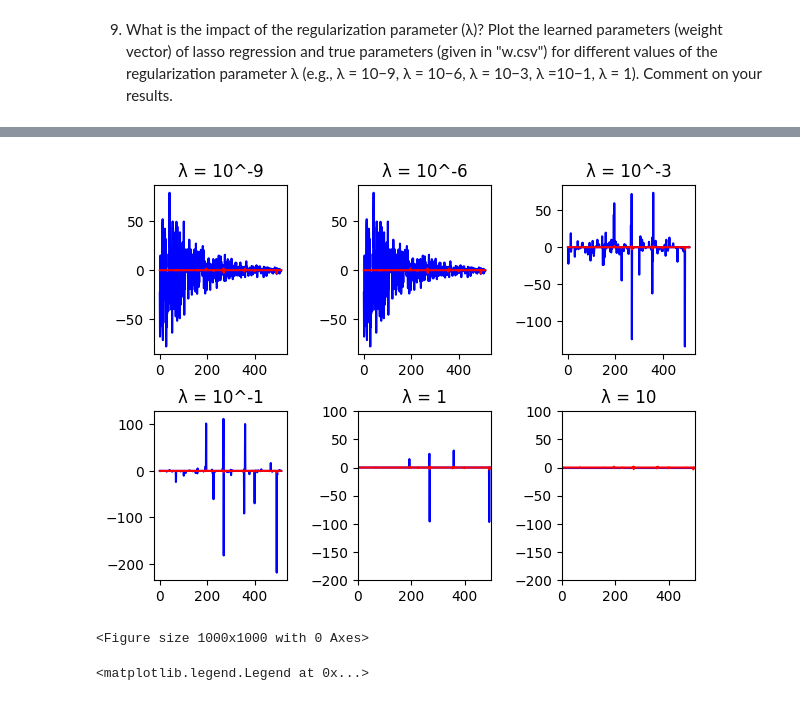
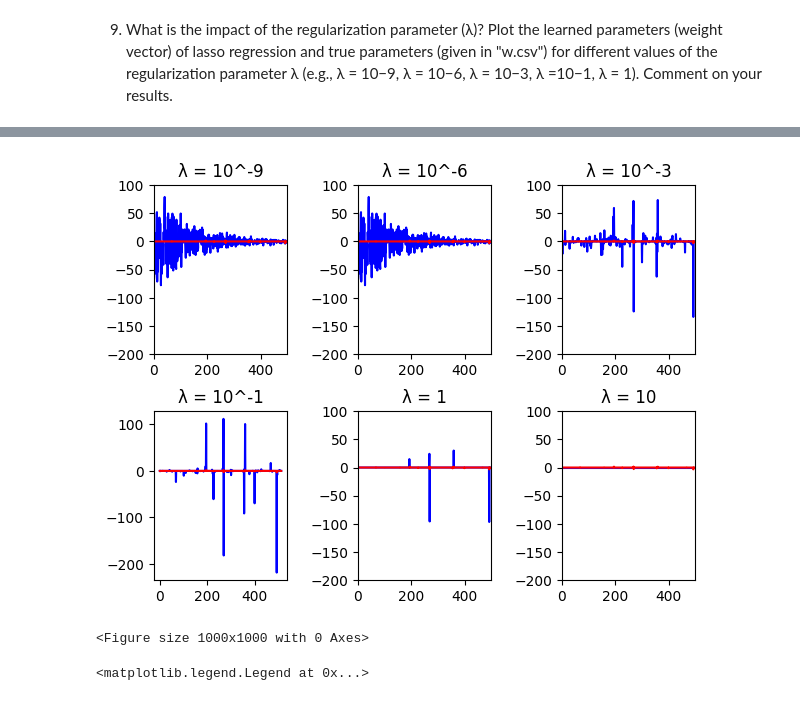
Before and after one commit to kumudu12/EN5870, a Jupyter notebook: Assignment_01_on_Linear_Regression.ipynb, the cells around one changed output, grey strips where cells are left out. Cells and saved outputs as stored; diff of their text form; code cells hidden in the pictures.

```diff
--- a/Assignment_01_on_Linear_Regression.ipynb
+++ b/Assignment_01_on_Linear_Regression.ipynb
@@ -122,6 +122,15 @@ plt.legend()
 4.  Perform ridge regression to learn parameters (weight vector) for the given data set (Here, set regularization parameter λ = 0.1).
 # %%
 from sklearn.linear_model import Ridge
+df_y = pd.read_csv('./y.csv')
+df_y = df_y.values.reshape(-1)
+df_X_train = df_X[:-20]
+df_X_test = df_X[-20:]
+df_y_train = df_y[:-20]
+df_y_test = df_y[-20:]
+print(df_X_train.shape, df_y_train.shape)
+print(df_X_test.shape, df_y_test.shape)
+
 ridge_reg = Ridge(alpha=0.1)
 ridge_reg.fit(df_X_train, df_y_train)
 y_pred_rr= ridge_reg.predict(df_X_test)
@@ -380,39 +368,46 @@ print(lr6)
 # %%
+#plot true parameters and learned parameters for different λvalues
 figure, axis = plt.subplots(2, 3)
 plt.figure(figsize =(10, 10))
 figure.tight_layout(pad=2) #add padding between graphs
 
-axis[0, 0].plot(lr1, color = 'blue')
-axis[0, 0].plot(df_w, color = 'red')
+axis[0, 0].plot(lr1, color = 'blue') #plot learned parameters
+axis[0, 0].plot(df_w, color = 'red') #plot true parameters
 axis[0, 0].set_title("λ = 10^-9")
+axis[0, 0].set_xlim(0, 500) #plot each graph in same scale
+axis[0, 0].set_ylim(-200, 100)
 
 axis[0, 1].plot(lr2, color = 'blue')
 axis[0, 1].plot(df_w, color = 'red')
 axis[0, 1].set_title("λ = 10^-6")
+axis[0, 1].set_xlim(0, 500)
+axis[0, 1].set_ylim(-200, 100)
 
 axis[0, 2].plot(lr3, color = 'blue')
 axis[0, 2].plot(df_w, color = 'red')
 axis[0, 2].set_title("λ = 10^-3")
+axis[0, 2].set_xlim(0, 500)
+axis[0, 2].set_ylim(-200, 100)
 
 axis[1, 0].plot(lr4, color = 'blue')
 axis[1, 0].plot(df_w, color = 'red')
 axis[1, 0].set_title("λ = 10^-1")
 
 axis[1, 1].plot(lr5, color = 'blue')
 axis[1, 1].plot(df_w, color = 'red')
 axis[1, 1].set_title("λ = 1")
-axis[1, 1].set_xlim(0, 500) #plot each graph in same scale
+axis[1, 1].set_xlim(0, 500)
 axis[1, 1].set_ylim(-200, 100)
 
 axis[1, 2].plot(lr6, color = 'blue')
 axis[1, 2].plot(df_w, color = 'red')
 axis[1, 2].set_title("λ = 10")
 axis[1, 2].set_xlim(0, 500)
 axis[1, 2].set_ylim(-200, 100)
 
 plt.show()
 # %% [output]
-[figure, old version]
+[figure, new version]
 <Figure size 1000x1000 with 0 Axes>
 # %%
 plt.plot(lr1, color = 'blue', label = 'Learned W - λ=10^-9')
```
Also changed, not shown: parts of 10 cells of this notebook.
